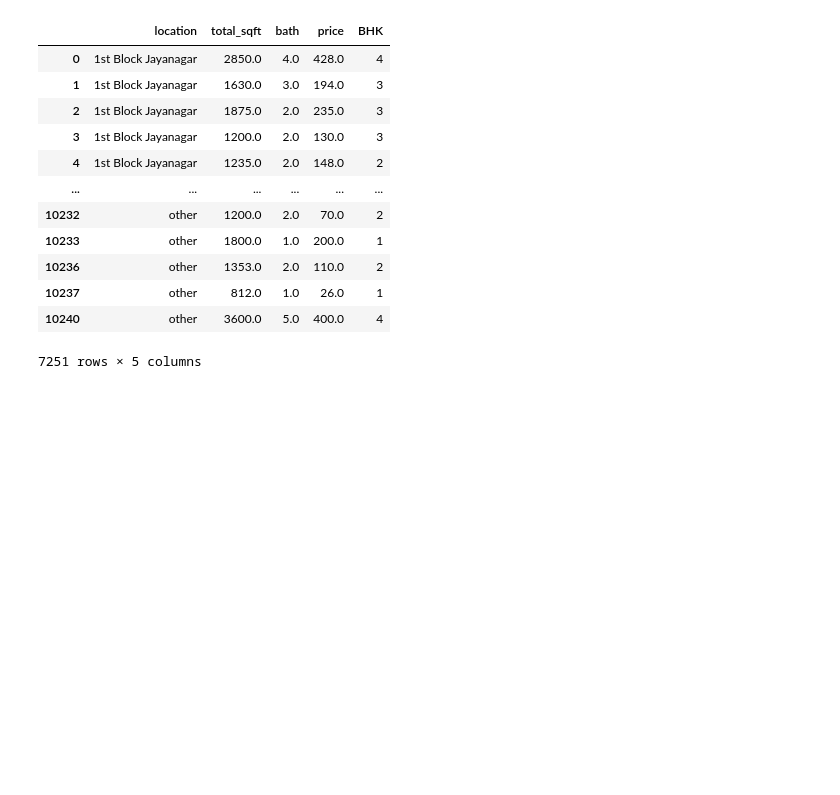
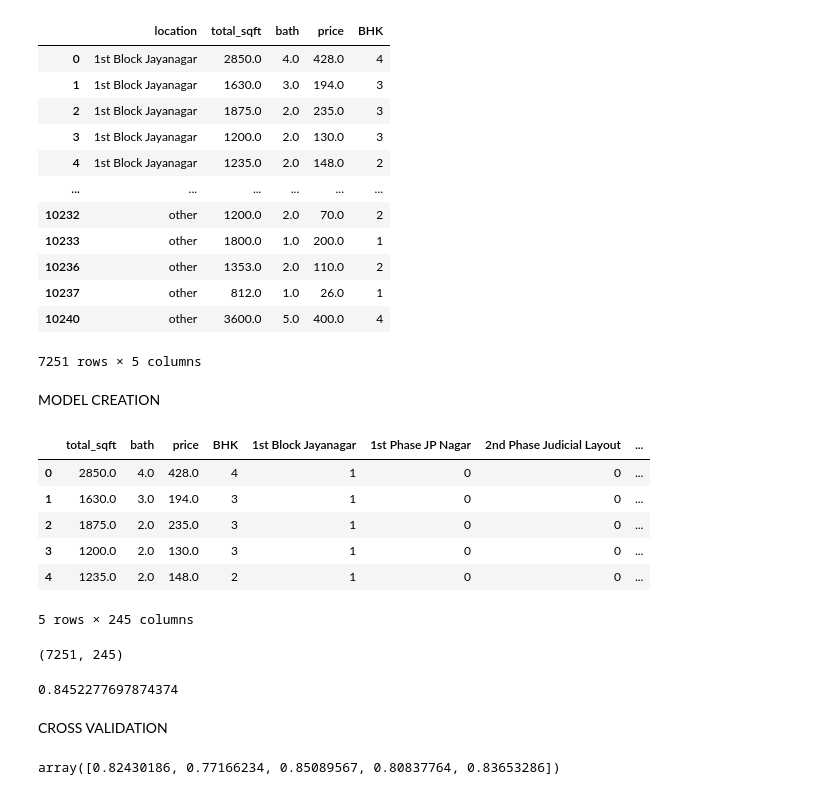
Before and after one commit to rRahul0/Machine-Learning, a Jupyter notebook: Real Estate Project/model/real_estate.ipynb, the cells around one changed output. Drawn from its saved outputs; the diff is of its cells as text; code cells hidden in the pictures; blank space fills up the shorter version.

```diff
--- a/Real Estate Project/real_estate.ipynb
+++ b/Real Estate Project/model/real_estate.ipynb
@@ -263,3 +277,22 @@ df9
 | 10237 | other | 812.0 | 1.0 | 26.0 | 1 |
 | 10240 | other | 3600.0 | 5.0 | 400.0 | 4 |
 7251 rows × 5 columns
+# %% [markdown]
+MODEL CREATION
+# %%
+dummies = pd.get_dummies(df9.location, dtype=int)
+df10 = pd.concat([df9, dummies.drop('other', axis='columns')], axis='columns')
+df11= df10.drop('location', axis='columns')
+df11.head()
+# %% [output]
+|  | total_sqft | bath | price | BHK | 1st Block Jayanagar | 1st Phase JP Nagar | 2nd Phase Judicial Layout | ... |
+| 0 | 2850.0 | 4.0 | 428.0 | 4 | 1 | 0 | 0 | ... |
+| 1 | 1630.0 | 3.0 | 194.0 | 3 | 1 | 0 | 0 | ... |
+| 2 | 1875.0 | 2.0 | 235.0 | 3 | 1 | 0 | 0 | ... |
+| 3 | 1200.0 | 2.0 | 130.0 | 3 | 1 | 0 | 0 | ... |
+| 4 | 1235.0 | 2.0 | 148.0 | 2 | 1 | 0 | 0 | ... |
+5 rows × 245 columns
+# %%
+df11.shape
+# %% [output]
+(7251, 245)
@@ -265,0 +307,16 @@ df9
+# %%
+lr_modle = LinearRegression()
+lr_modle.fit(x_train, y_train)
+lr_modle.score(x_test, y_test)
+# %% [output]
+0.8452277697874374
+# %% [markdown]
+CROSS VALIDATION
+# %%
+from sklearn.model_selection import ShuffleSplit
+from sklearn.model_selection import cross_val_score
+
+cv = ShuffleSplit(n_splits=5, test_size=0.2, random_state=0)
+cross_val_score(LinearRegression(), x, y, cv=cv)
+# %% [output]
+array([0.82430186, 0.77166234, 0.85089567, 0.80837764, 0.83653286])
```
Also changed, not shown: parts of 13 cells of this notebook, 10 other files.
